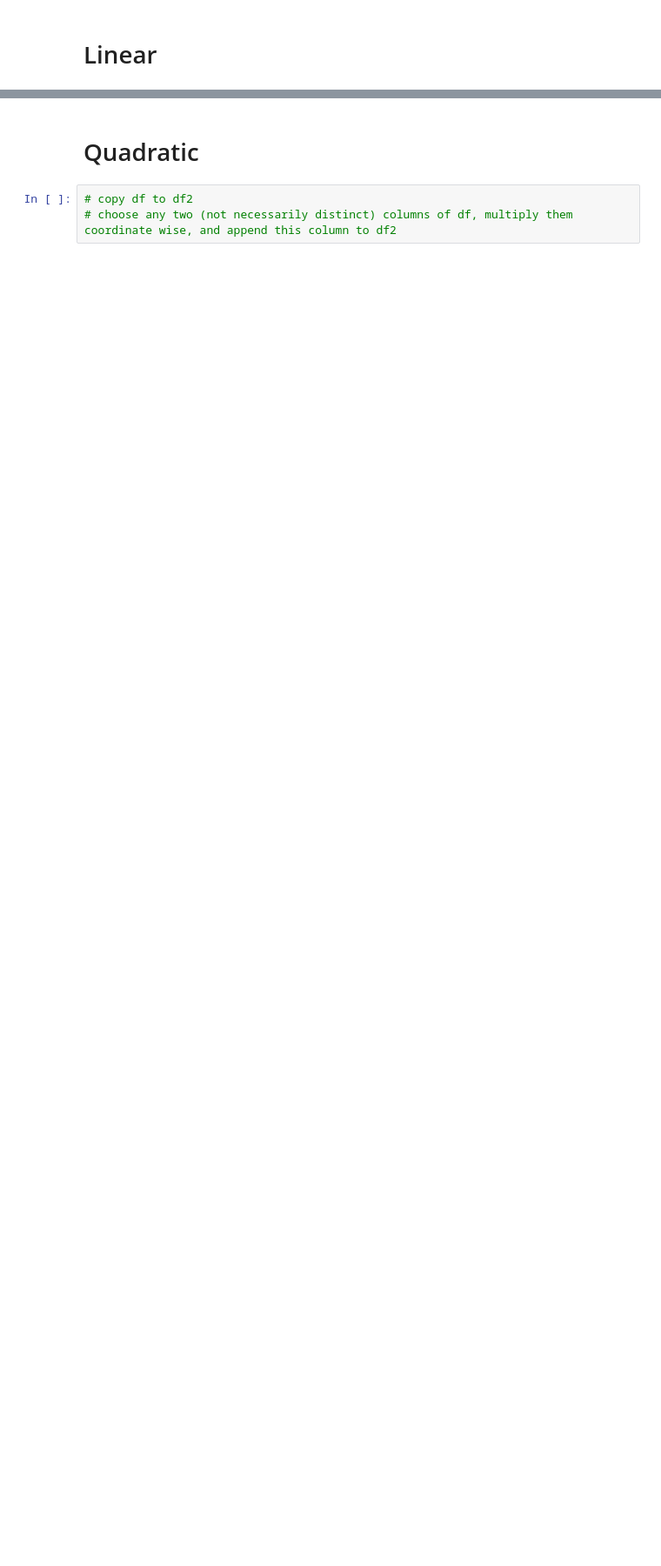
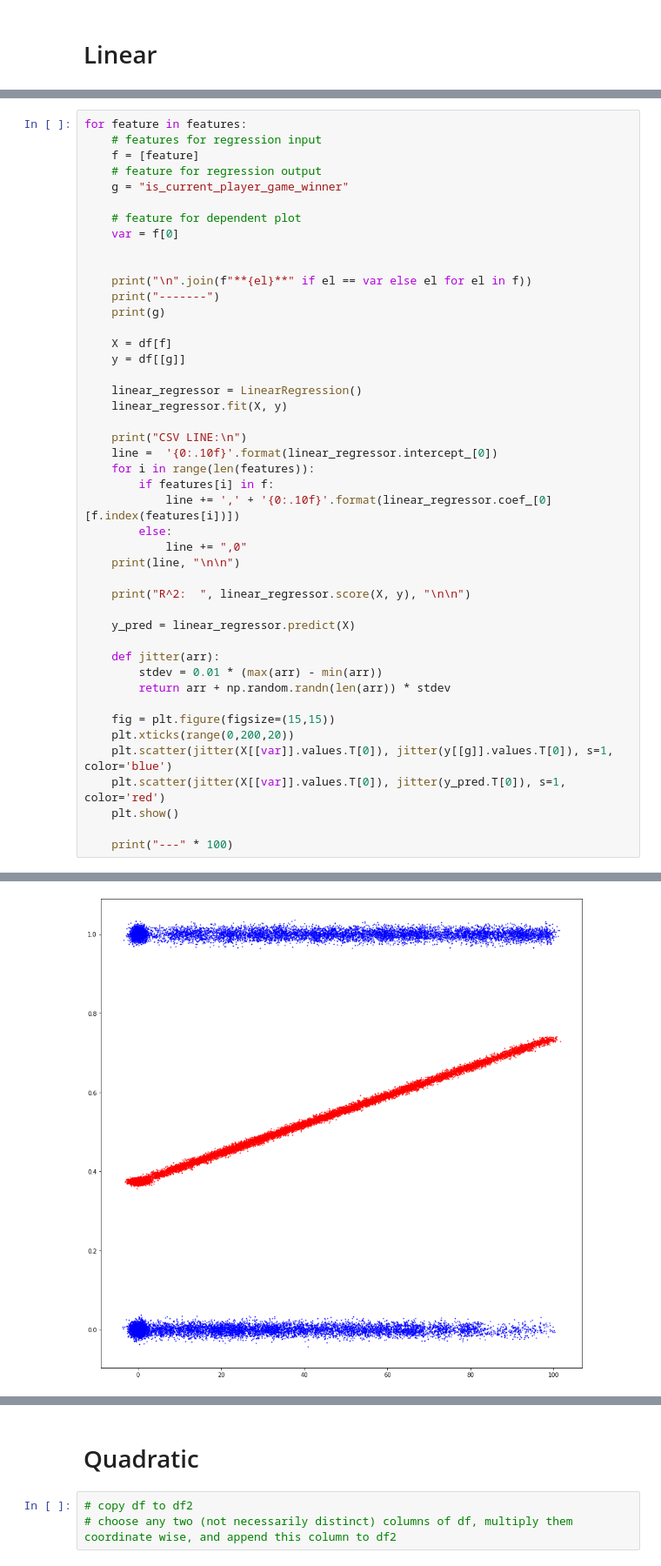
Before and after one commit to PeterEFrancis/gin-rummy-AI, a Jupyter notebook: data/player_data_proccessor.ipynb, the cells around one changed output, grey strips where cells are left out. Shown at 87% size. Cells and saved outputs as stored; diff of their text form; blank space fills up the shorter version.

```diff
--- a/data/player_data_proccessor.ipynb
+++ b/data/player_data_proccessor.ipynb
@@ -107,0 +137,46 @@ R^2:   0.12969751116596973
+# %%
+for feature in features:
+    # features for regression input
+    f = [feature]
+    # feature for regression output
+    g = "is_current_player_game_winner"
+
+    # feature for dependent plot
+    var = f[0]
+
+
+    print("\n".join(f"**{el}**" if el == var else el for el in f))
+    print("-------")
+    print(g)
+
+    X = df[f]
+    y = df[[g]]
+
+    linear_regressor = LinearRegression()
+    linear_regressor.fit(X, y)
+
+    print("CSV LINE:\n")
+    line =  '{0:.10f}'.format(linear_regressor.intercept_[0])
+    for i in range(len(features)):
+        if features[i] in f:
+            line += ',' + '{0:.10f}'.format(linear_regressor.coef_[0][f.index(features[i])])
+        else:
+            line += ",0"
+    print(line, "\n\n")
+
+    print("R^2:  ", linear_regressor.score(X, y), "\n\n")
+
+    y_pred = linear_regressor.predict(X)
+
+    def jitter(arr):
+        stdev = 0.01 * (max(arr) - min(arr))
+        return arr + np.random.randn(len(arr)) * stdev
+
+    fig = plt.figure(figsize=(15,15))
+    plt.xticks(range(0,200,20))
+    plt.scatter(jitter(X[[var]].values.T[0]), jitter(y[[g]].values.T[0]), s=1, color='blue')
+    plt.scatter(jitter(X[[var]].values.T[0]), jitter(y_pred.T[0]), s=1, color='red')
+    plt.show()
+
+    print("---" * 100)
+# %% [output]
@@ -107,0 +192 @@ R^2:   0.12969751116596973
+[figure, added]
```
Also changed, not shown: parts of 9 cells of this notebook, 21 other files.
